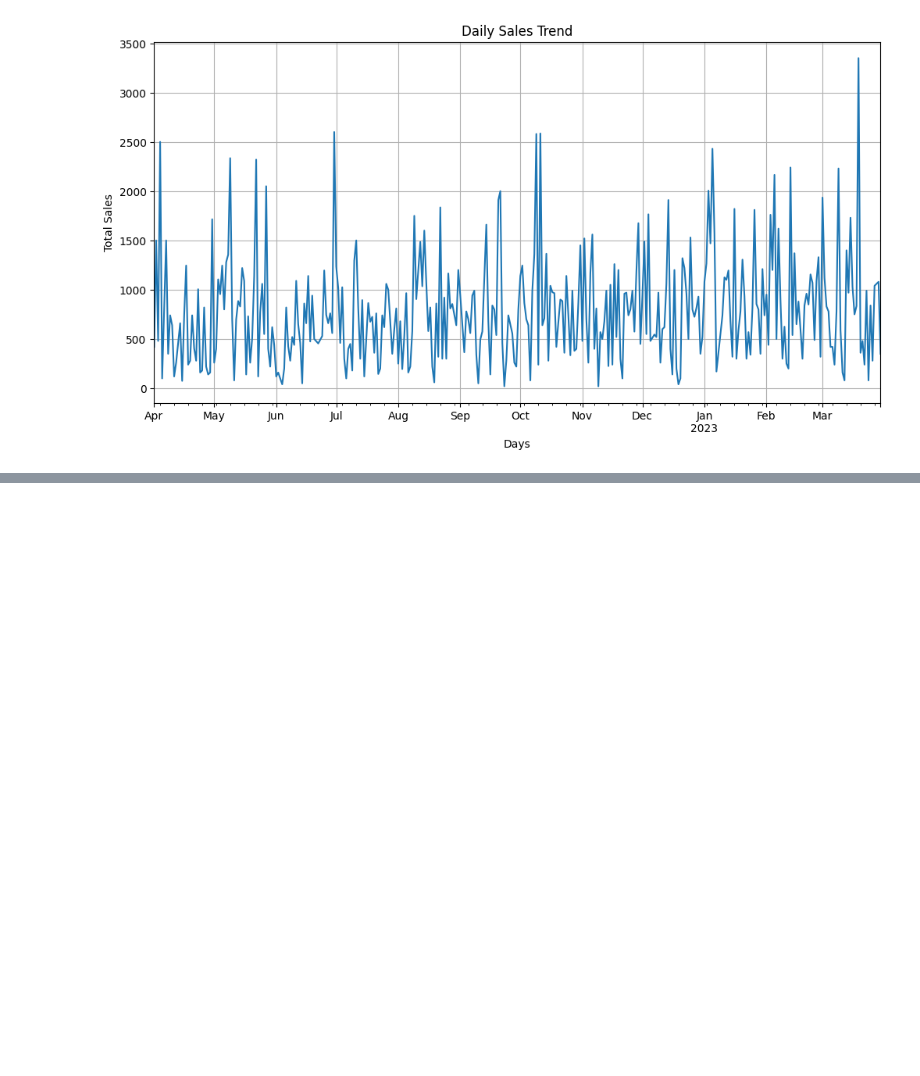
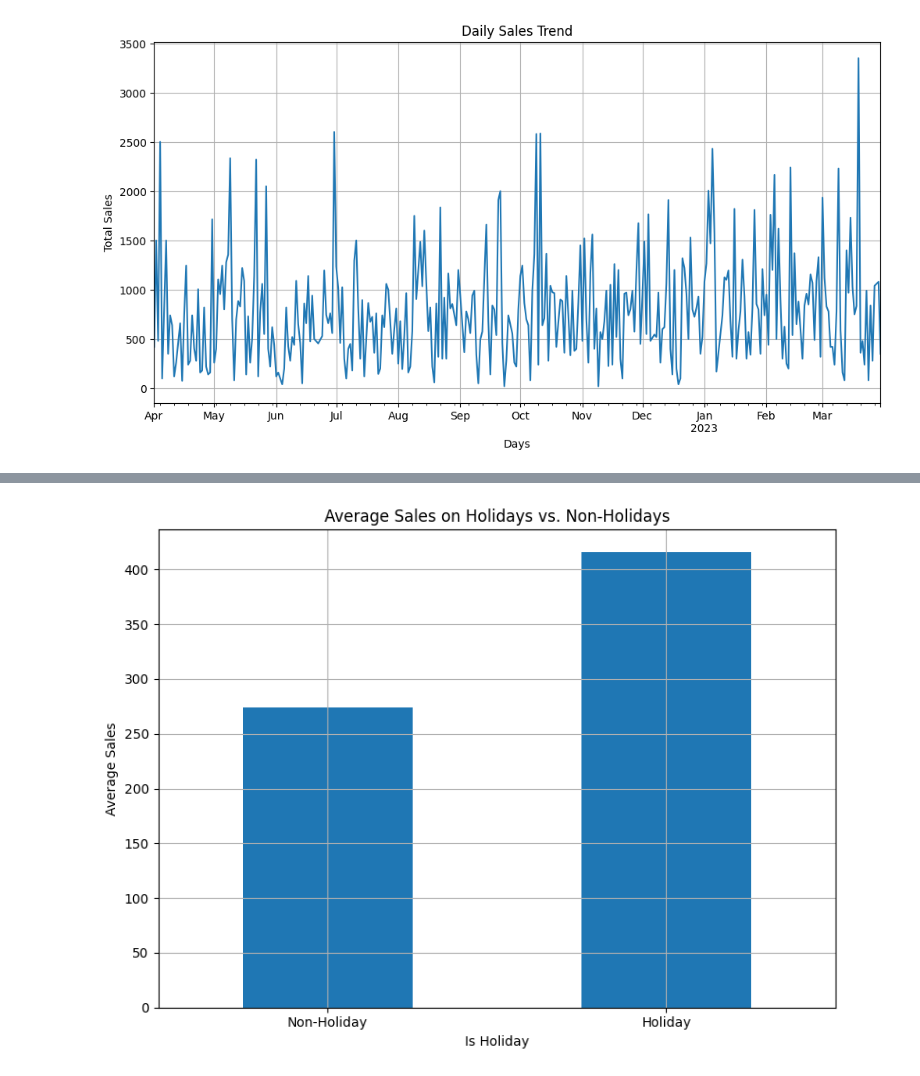
Before and after one commit to Techgirl-BI/Restaurant-sales-report, a Jupyter notebook: Restaurant_sales_data.ipynb, the cells around one changed output, grey strips where cells are left out. Saved outputs shown, nothing was run; the diff lists cells and outputs as text; code cells hidden in the pictures; blank space fills up the shorter version.

```diff
--- a/Restaurant_sales_data.ipynb
+++ b/Restaurant_sales_data.ipynb
@@ -115,0 +206,36 @@ plt.show()
+# %%
+import matplotlib.pyplot as plt
+# Create a new column 'is_holiday' and initialize it to False
+df['is_holiday'] = False
+
+holidays = [
+    '2023-01-01',  # New Year's Day
+    '2023-01-16',  # Martin Luther King Jr. Day
+    '2023-02-20',  # Presidents' Day
+    '2023-05-29',  # Memorial Day
+    '2023-07-04',  # Independence Day
+    '2023-09-04',  # Labor Day
+    '2023-10-09',  # Columbus Day
+    '2023-11-11',  # Veterans Day
+    '2023-11-23',  # Thanksgiving Day
+    '2023-12-25',  # Christmas Day
+]
+
+# Mark dates in the 'holidays' list as holidays in the DataFrame
+df['is_holiday'] = df['date'].dt.strftime('%Y-%m-%d').isin(holidays)
+
+# Group the data by 'is_holiday' and calculate the average sales
+average_sales_by_holiday = df.groupby('is_holiday')['transaction_amount'].mean()
+
+# Plot the average sales on holidays vs. non-holidays
+plt.figure(figsize=(8, 6))
+average_sales_by_holiday.plot(kind='bar')
+plt.xlabel('Is Holiday')
+plt.ylabel('Average Sales')
+plt.title('Average Sales on Holidays vs. Non-Holidays')
+plt.xticks([0, 1], ['Non-Holiday', 'Holiday'], rotation=0)
+plt.grid(True)
+plt.tight_layout()
+plt.show()
+# %% [output]
+[figure, added]
```
Also changed, not shown: parts of 5 cells of this notebook.
